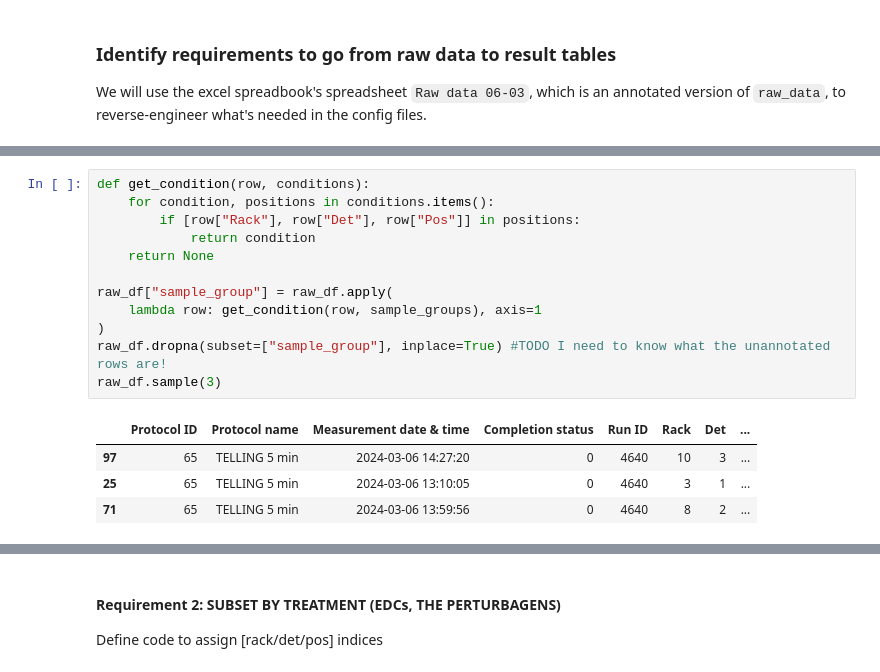
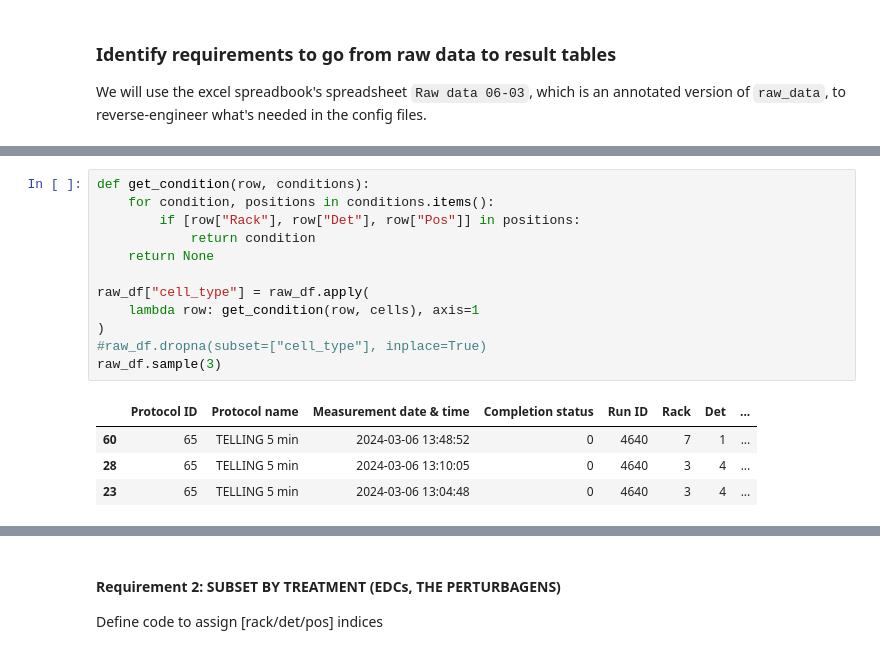
Before and after one commit to jmillanacosta/VHP4Safety2.4_1.1, a Jupyter notebook: 00_explore_uptake.ipynb, the cells around one changed output, grey strips where cells are left out. Drawn from its saved outputs; the diff is of its cells as text.

```diff
--- a/00_explore_uptake.ipynb
+++ b/00_explore_uptake.ipynb
@@ -365,17 +825,17 @@ sample_groups = {
 # %%
 def get_condition(row, conditions):
     for condition, positions in conditions.items():
         if [row["Rack"], row["Det"], row["Pos"]] in positions:
             return condition
     return None
 
-raw_df["sample_group"] = raw_df.apply(
-    lambda row: get_condition(row, sample_groups), axis=1
+raw_df["cell_type"] = raw_df.apply(
+    lambda row: get_condition(row, cells), axis=1
 )
-raw_df.dropna(subset=["sample_group"], inplace=True) #TODO I need to know what the unannotated rows are!
+#raw_df.dropna(subset=["cell_type"], inplace=True)
 raw_df.sample(3)
 # %% [output]
 |  | Protocol ID | Protocol name | Measurement date & time | Completion status | Run ID | Rack | Det | ... |
-| 97 | 65 | TELLING 5 min | 2024-03-06 14:27:20 | 0 | 4640 | 10 | 3 | ... |
-| 25 | 65 | TELLING 5 min | 2024-03-06 13:10:05 | 0 | 4640 | 3 | 1 | ... |
-| 71 | 65 | TELLING 5 min | 2024-03-06 13:59:56 | 0 | 4640 | 8 | 2 | ... |
+| 60 | 65 | TELLING 5 min | 2024-03-06 13:48:52 | 0 | 4640 | 7 | 1 | ... |
+| 28 | 65 | TELLING 5 min | 2024-03-06 13:10:05 | 0 | 4640 | 3 | 4 | ... |
+| 23 | 65 | TELLING 5 min | 2024-03-06 13:04:48 | 0 | 4640 | 3 | 4 | ... |
```
Also changed, not shown: parts of 29 cells of this notebook.
